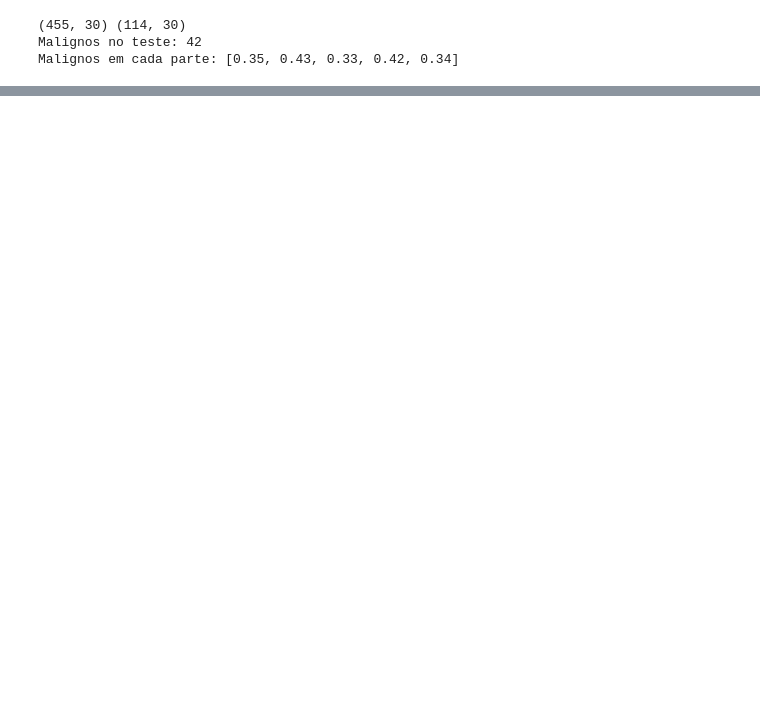
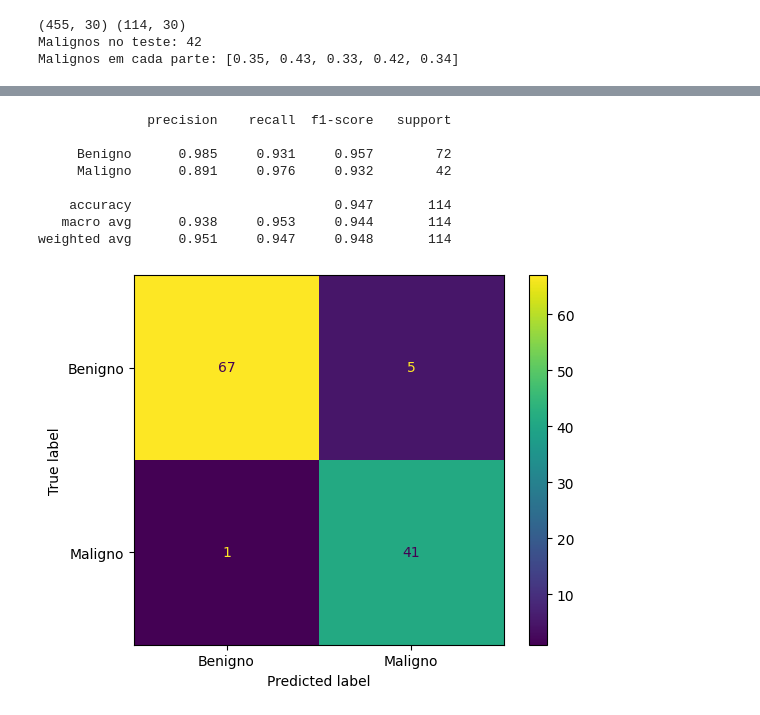
Before and after one commit to gabrielrb/tech-challenge-fase1, a Jupyter notebook: diagnostico_cancer_mama.ipynb, the cells around one changed output, grey strips where cells are left out. Saved outputs shown, nothing was run; the diff lists cells and outputs as text; code cells hidden in the pictures; blank space fills up the shorter version.

```diff
--- a/diagnostico_cancer_mama.ipynb
+++ b/diagnostico_cancer_mama.ipynb
@@ -739,0 +449,15 @@ O Colab apaga os arquivos quando a sessão fecha. Esta célula junta as figuras
+# %%
+from sklearn.decomposition import PCA                          # PCA: resume muitas colunas parecidas em poucas componentes
+# Pipeline com 3 etapas, nesta ordem: escala, PCA e regressão logística. O PCA precisa da escala antes;
+# sem ela, as colunas com números grandes (como a área) dominariam as componentes.
+lr_pca = Pipeline([('escala', StandardScaler()),               # 1ª etapa: padronização
+                   # n_components=0.95: o PCA guarda as componentes necessárias para manter 95% da informação (variância).
+                   ('pca', PCA(n_components=0.95)),            # 2ª etapa: redução de colunas
+                   ('modelo', LogisticRegression(max_iter=5000))])  # 3ª etapa: a mesma regressão logística, para a comparação ser justa
+perdidos_pca, alarmes_pca = contar(chances_validacao(lr_pca))  # a mesma validação repetida, agora com PCA
+custo_pca = melhor_limiar(perdidos_pca, alarmes_pca)[3]        # [3] pega o 4º valor devolvido: o custo
+# fit treina o Pipeline com todo o treino. Aqui, serve só para descobrir quantas componentes o PCA escolheu.
+lr_pca.fit(x_train, y_train)                                   # treina
+print('Componentes:', lr_pca.named_steps['pca'].n_components_) # esperado: 10 (eram 30 colunas)
+print('Custo sem PCA:', resultado.loc['Regressão logística', 'custo'])  # loc pega a linha e a coluna pelo nome. Esperado: 51,6
+print('Custo com PCA:', round(float(custo_pca), 1))            # esperado: 60,0
@@ -739,0 +538,28 @@ O Colab apaga os arquivos quando a sessão fecha. Esta célula junta as figuras
+# %%
+# classification_report: tabela com precisão, recall e F1 de cada classe.
+# confusion_matrix conta os acertos e os erros; ConfusionMatrixDisplay desenha essa contagem.
+from sklearn.metrics import classification_report, confusion_matrix, ConfusionMatrixDisplay  # métricas do teste
+final = Pipeline([('escala', StandardScaler()),                # o modelo final: escala + regressão logística
+                  ('modelo', LogisticRegression(C=C_final, max_iter=5000))])  # com o C escolhido
+final.fit(x_train, y_train)                                    # treina com todo o treino
+# predict_proba devolve 2 colunas: a chance de benigno (0) e a de maligno (1). É a primeira vez que o teste é usado.
+y_prob = final.predict_proba(x_test)[:, 1]                     # chance de cada paciente do teste ser maligno
+# Chance igual ou acima do limiar vira 1 (maligno); abaixo, 0 (benigno). astype(int) troca True e False por 1 e 0.
+y_pred = (y_prob >= limiar_final).astype(int)                  # previsões com o limiar escolhido
+# target_names dá nome às classes 0 e 1. digits=3 mostra 3 casas decimais.
+print(classification_report(y_test, y_pred, target_names=['Benigno', 'Maligno'], digits=3))  # métricas por classe
+mc = confusion_matrix(y_test, y_pred)                          # tabela 2 x 2: linhas = classe real, colunas = classe prevista
+# plot desenha a matriz. values_format='d' mostra os números como inteiros (72, e não 7.2e+01).
+ConfusionMatrixDisplay(confusion_matrix=mc, display_labels=['Benigno', 'Maligno']).plot(values_format='d')  # desenha a matriz
+plt.savefig('figuras/matriz_confusao.png')                     # salva o gráfico
+plt.show()                                                     # mostra o gráfico
+# %% [output]
+              precision    recall  f1-score   support
+
+     Benigno      0.985     0.931     0.957        72
+     Maligno      0.891     0.976     0.932        42
+
+    accuracy                          0.947       114
+   macro avg      0.938     0.953     0.944       114
+weighted avg      0.951     0.947     0.948       114
+[figure, added]
```
Also changed, not shown: parts of 43 cells of this notebook, 9 other files.
